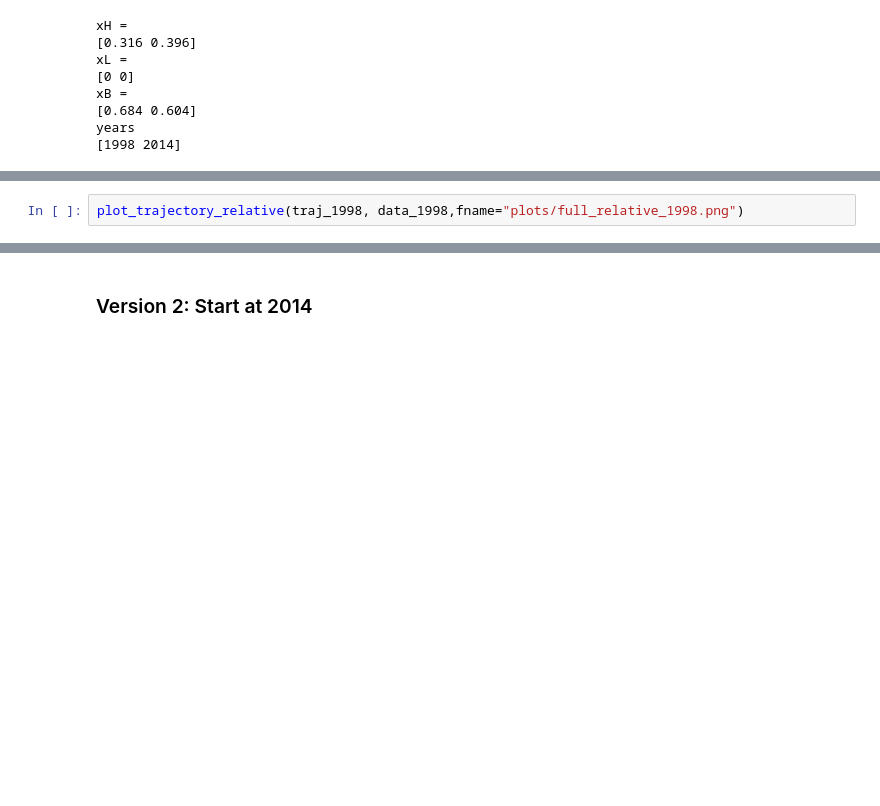
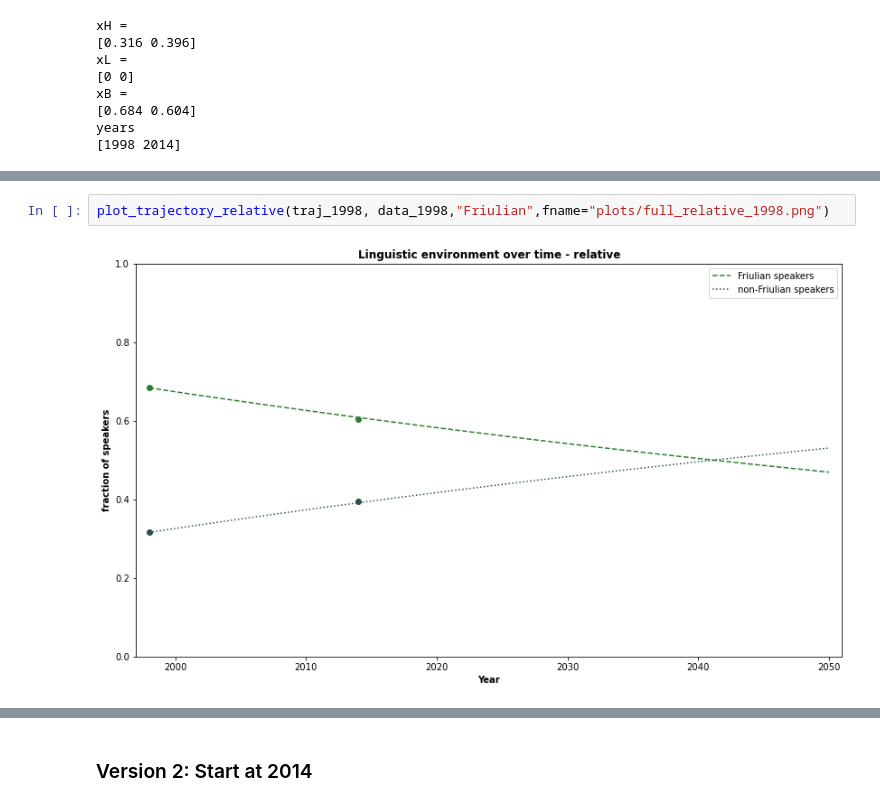
Before and after one commit to teasko/language_dynamics_modeling, a Jupyter notebook: Friulian_in_FVG/analysis_friul.ipynb, the cells around one changed output, grey strips where cells are left out. Cells and saved outputs as stored; diff of their text form; blank space fills up the shorter version.

```diff
--- a/Friulian_in_FVG/analysis_friul.ipynb
+++ b/Friulian_in_FVG/analysis_friul.ipynb
@@ -79,3 +80,5 @@ plot_trajectory(traj_1998,
 # %%
-plot_trajectory_relative(traj_1998, data_1998,fname="plots/full_relative_1998.png")
+plot_trajectory_relative(traj_1998, data_1998,"Friulian",fname="plots/full_relative_1998.png")
+# %% [output]
+[figure, added]
 # %%
```
Also changed, not shown: parts of 19 cells of this notebook, 12 other files.
